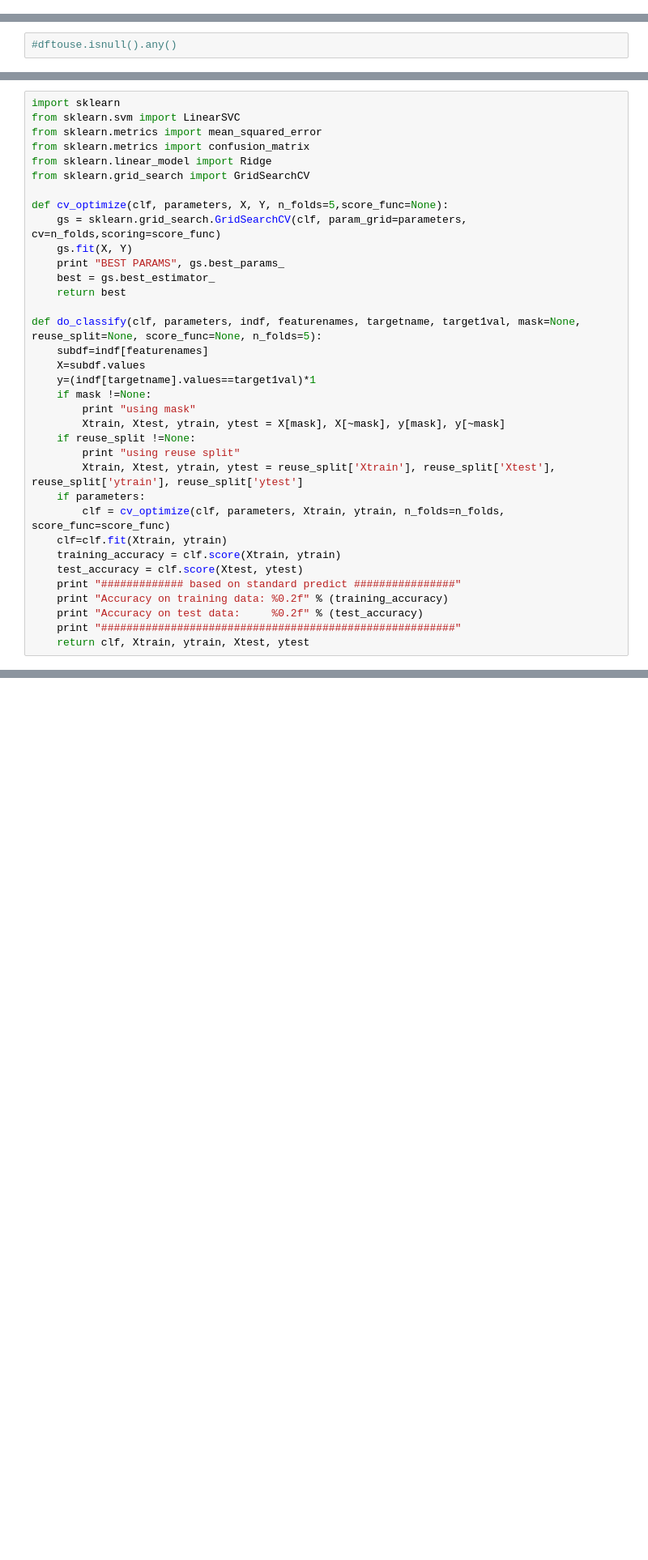
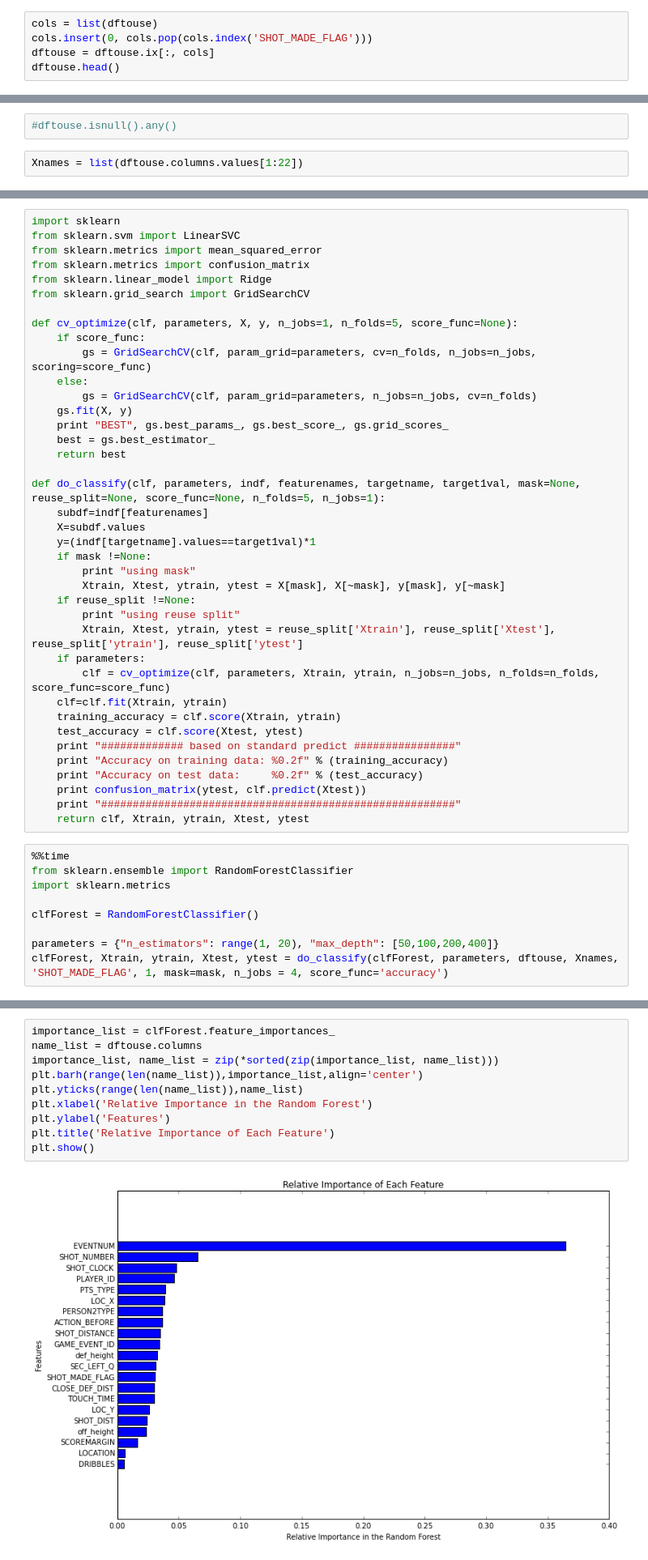
Before and after one commit to hwchase17/sportvu, a Jupyter notebook: SVM.ipynb, the cells around one changed output, grey strips where cells are left out. Shown: that part at 81% size. Saved outputs shown, nothing was run; the diff lists cells and outputs as text; blank space fills up the shorter version.

Commit message:
Worked on Random Forests

```diff
--- a/SVM.ipynb
+++ b/SVM.ipynb
@@ -30,0 +75,5 @@ dftouse.shape
+# %%
+cols = list(dftouse)
+cols.insert(0, cols.pop(cols.index('SHOT_MADE_FLAG')))
+dftouse = dftouse.ix[:, cols]
+dftouse.head()
@@ -32,3 +92,5 @@ dftouse.shape
 #dftouse.isnull().sum()
 # %%
 #dftouse.isnull().any()
+# %%
+Xnames = list(dftouse.columns.values[1:22])
@@ -53,14 +130,17 @@ from sklearn.metrics import confusion_matrix
 from sklearn.linear_model import Ridge
 from sklearn.grid_search import GridSearchCV
 
-def cv_optimize(clf, parameters, X, Y, n_folds=5,score_func=None):
-    gs = sklearn.grid_search.GridSearchCV(clf, param_grid=parameters, cv=n_folds,scoring=score_func)
-    gs.fit(X, Y)
-    print "BEST PARAMS", gs.best_params_
+def cv_optimize(clf, parameters, X, y, n_jobs=1, n_folds=5, score_func=None):
+    if score_func:
+        gs = GridSearchCV(clf, param_grid=parameters, cv=n_folds, n_jobs=n_jobs, scoring=score_func)
+    else:
+        gs = GridSearchCV(clf, param_grid=parameters, n_jobs=n_jobs, cv=n_folds)
+    gs.fit(X, y)
+    print "BEST", gs.best_params_, gs.best_score_, gs.grid_scores_
     best = gs.best_estimator_
     return best
 
-def do_classify(clf, parameters, indf, featurenames, targetname, target1val, mask=None, reuse_split=None, score_func=None, n_folds=5):
+def do_classify(clf, parameters, indf, featurenames, targetname, target1val, mask=None, reuse_split=None, score_func=None, n_folds=5, n_jobs=1):
     subdf=indf[featurenames]
     X=subdf.values
     y=(indf[targetname].values==target1val)*1
@@ -71,12 +151,22 @@ def do_classify(clf, parameters, indf, featurenames, targetname, target1val, mas
         print "using reuse split"
         Xtrain, Xtest, ytrain, ytest = reuse_split['Xtrain'], reuse_split['Xtest'], reuse_split['ytrain'], reuse_split['ytest']
     if parameters:
-        clf = cv_optimize(clf, parameters, Xtrain, ytrain, n_folds=n_folds, score_func=score_func)
+        clf = cv_optimize(clf, parameters, Xtrain, ytrain, n_jobs=n_jobs, n_folds=n_folds, score_func=score_func)
     clf=clf.fit(Xtrain, ytrain)
     training_accuracy = clf.score(Xtrain, ytrain)
     test_accuracy = clf.score(Xtest, ytest)
     print "############# based on standard predict ################"
     print "Accuracy on training data: %0.2f" % (training_accuracy)
     print "Accuracy on test data:     %0.2f" % (test_accuracy)
+    print confusion_matrix(ytest, clf.predict(Xtest))
     print "########################################################"
     return clf, Xtrain, ytrain, Xtest, ytest
+# %%
+%%time
+from sklearn.ensemble import RandomForestClassifier
+import sklearn.metrics
+
+clfForest = RandomForestClassifier()
+
+parameters = {"n_estimators": range(1, 20), "max_depth": [50,100,200,400]}
+clfForest, Xtrain, ytrain, Xtest, ytest = do_classify(clfForest, parameters, dftouse, Xnames, 'SHOT_MADE_FLAG', 1, mask=mask, n_jobs = 4, score_func='accuracy')
@@ -82,0 +184,12 @@ def do_classify(clf, parameters, indf, featurenames, targetname, target1val, mas
+# %%
+importance_list = clfForest.feature_importances_
+name_list = dftouse.columns
+importance_list, name_list = zip(*sorted(zip(importance_list, name_list)))
+plt.barh(range(len(name_list)),importance_list,align='center')
+plt.yticks(range(len(name_list)),name_list)
+plt.xlabel('Relative Importance in the Random Forest')
+plt.ylabel('Features')
+plt.title('Relative Importance of Each Feature')
+plt.show()
+# %% [output]
+[figure, added]
```
Also changed, not shown: parts of 16 cells of this notebook.
